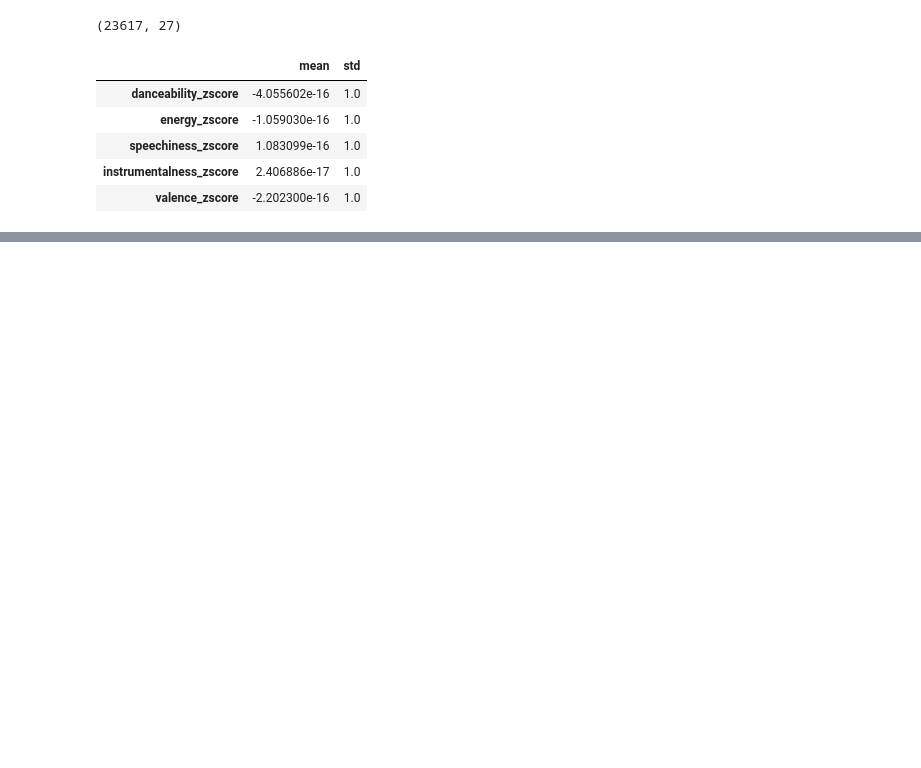
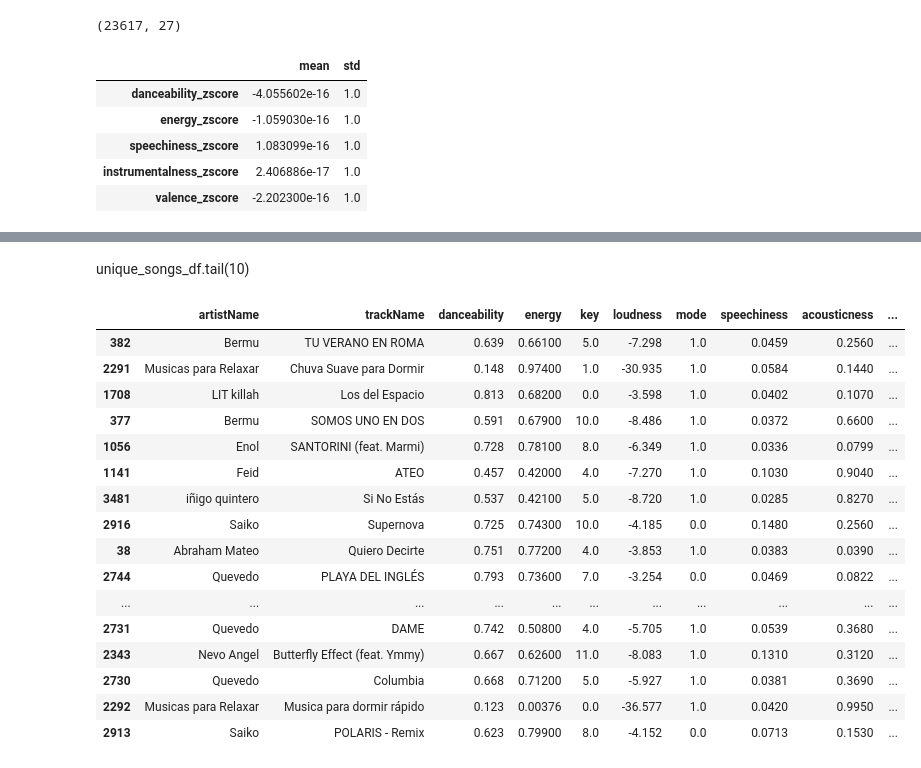
Before and after one commit to mariaolivacalero/DataVisualization, a Jupyter notebook: Spotify/analysis.ipynb, the cells around one changed output, grey strips where cells are left out. Saved outputs shown, nothing was run; the diff lists cells and outputs as text; code cells hidden in the pictures; blank space fills up the shorter version.

```diff
--- a/Spotify/analysis.ipynb
+++ b/Spotify/analysis.ipynb
@@ -382,0 +561,24 @@ __main__.Month
+# %%
+max_songs = unique_songs_df.sort_values(by=["msPlayed"])
+# %% [markdown]
+unique_songs_df.tail(10)
+# %%
+max_songs.tail(20)
+# %% [output]
+|  | artistName | trackName | danceability | energy | key | loudness | mode | speechiness | acousticness | ... |
+| 382 | Bermu | TU VERANO EN ROMA | 0.639 | 0.66100 | 5.0 | -7.298 | 1.0 | 0.0459 | 0.2560 | ... |
+| 2291 | Musicas para Relaxar | Chuva Suave para Dormir | 0.148 | 0.97400 | 1.0 | -30.935 | 1.0 | 0.0584 | 0.1440 | ... |
+| 1708 | LIT killah | Los del Espacio | 0.813 | 0.68200 | 0.0 | -3.598 | 1.0 | 0.0402 | 0.1070 | ... |
+| 377 | Bermu | SOMOS UNO EN DOS | 0.591 | 0.67900 | 10.0 | -8.486 | 1.0 | 0.0372 | 0.6600 | ... |
+| 1056 | Enol | SANTORINI (feat. Marmi) | 0.728 | 0.78100 | 8.0 | -6.349 | 1.0 | 0.0336 | 0.0799 | ... |
+| 1141 | Feid | ATEO | 0.457 | 0.42000 | 4.0 | -7.270 | 1.0 | 0.1030 | 0.9040 | ... |
+| 3481 | iñigo quintero | Si No Estás | 0.537 | 0.42100 | 5.0 | -8.720 | 1.0 | 0.0285 | 0.8270 | ... |
+| 2916 | Saiko | Supernova | 0.725 | 0.74300 | 10.0 | -4.185 | 0.0 | 0.1480 | 0.2560 | ... |
+| 38 | Abraham Mateo | Quiero Decirte | 0.751 | 0.77200 | 4.0 | -3.853 | 1.0 | 0.0383 | 0.0390 | ... |
+| 2744 | Quevedo | PLAYA DEL INGLÉS | 0.793 | 0.73600 | 7.0 | -3.254 | 0.0 | 0.0469 | 0.0822 | ... |
+| ... | ... | ... | ... | ... | ... | ... | ... | ... | ... | ... |
+| 2731 | Quevedo | DAME | 0.742 | 0.50800 | 4.0 | -5.705 | 1.0 | 0.0539 | 0.3680 | ... |
+| 2343 | Nevo Angel | Butterfly Effect (feat. Ymmy) | 0.667 | 0.62600 | 11.0 | -8.083 | 1.0 | 0.1310 | 0.3120 | ... |
+| 2730 | Quevedo | Columbia | 0.668 | 0.71200 | 5.0 | -5.927 | 1.0 | 0.0381 | 0.3690 | ... |
+| 2292 | Musicas para Relaxar | Musica para dormir rápido | 0.123 | 0.00376 | 0.0 | -36.577 | 1.0 | 0.0420 | 0.9950 | ... |
+| 2913 | Saiko | POLARIS - Remix | 0.623 | 0.79900 | 8.0 | -4.152 | 0.0 | 0.0713 | 0.1530 | ... |
```
Also changed, not shown: parts of 35 cells of this notebook, 4 other files.
